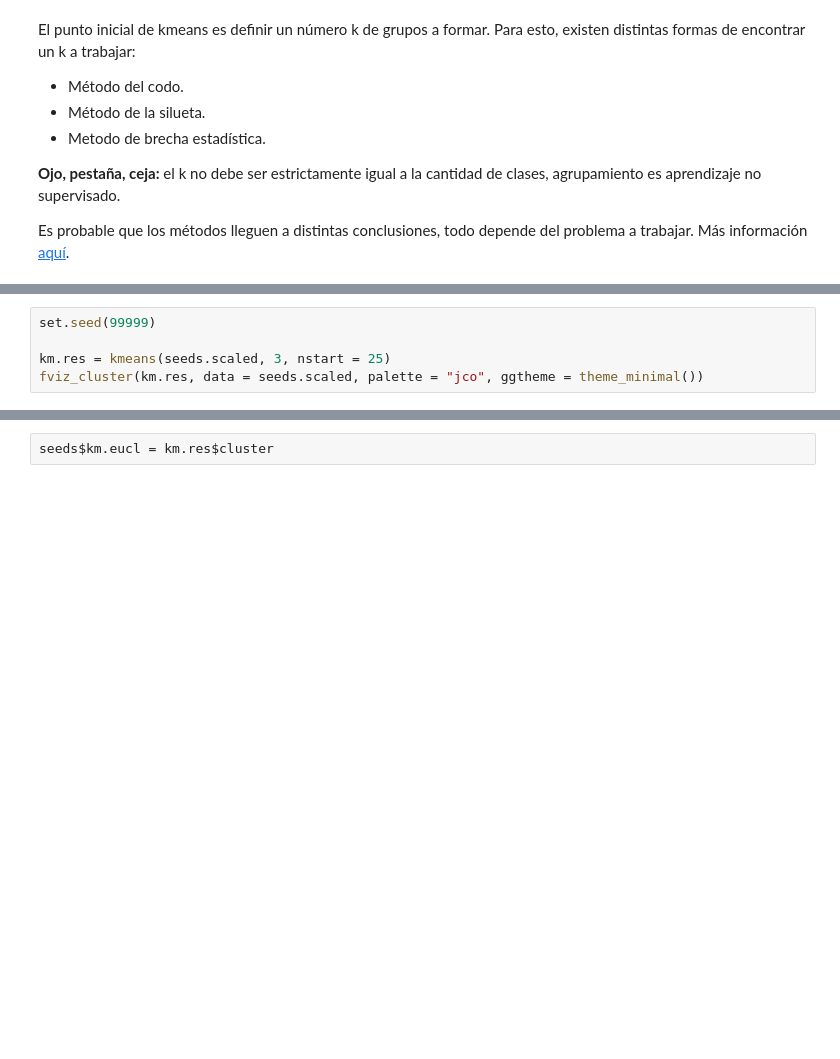
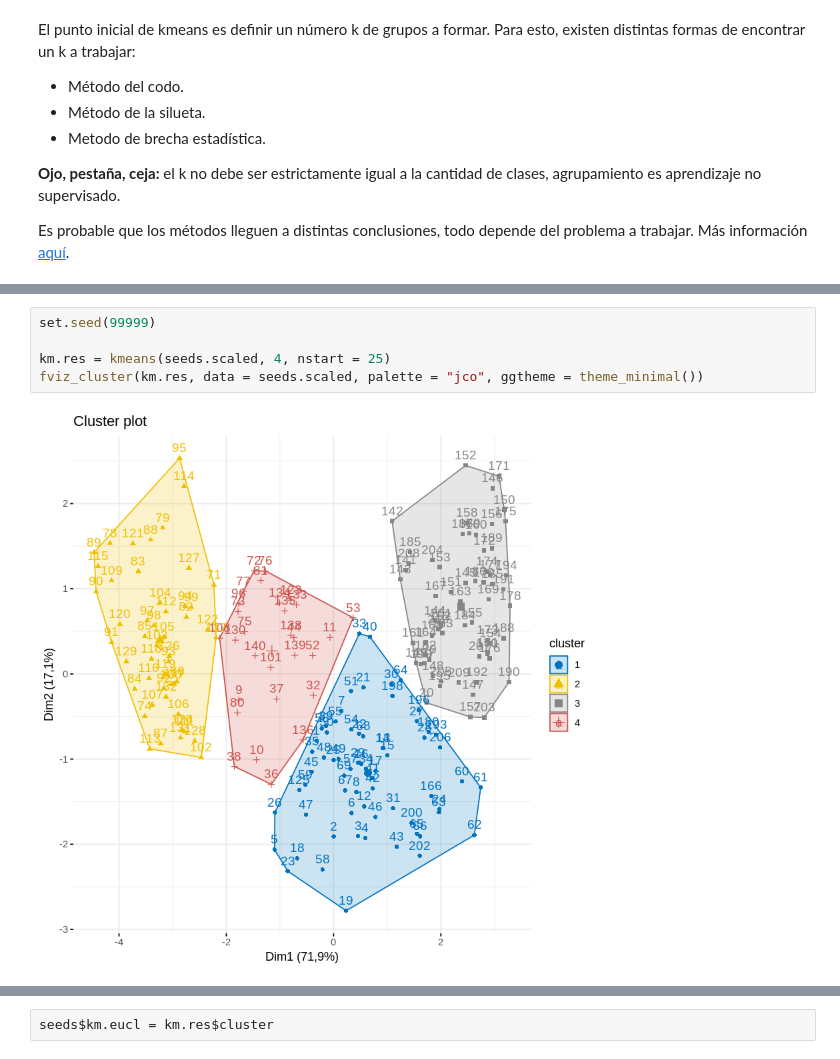
Before and after one commit to JavierArredondo/INFO-USACH-13222-AY, a Jupyter notebook: 2_Clustering.ipynb, the cells around one changed output, grey strips where cells are left out. Drawn from its saved outputs; the diff is of its cells as text; blank space fills up the shorter version.

```diff
--- a/2_Clustering.ipynb
+++ b/2_Clustering.ipynb
@@ -62,8 +70,10 @@ fviz_nbclust(seeds.scaled, kmeans, method = "gap_stat")
 # %%
 set.seed(99999)
 
-km.res = kmeans(seeds.scaled, 3, nstart = 25)
+km.res = kmeans(seeds.scaled, 4, nstart = 25)
 fviz_cluster(km.res, data = seeds.scaled, palette = "jco", ggtheme = theme_minimal())
+# %% [output]
+[figure, added]
 # %% [markdown]
 Con el k definido, solo queda visualizar los clusters...
 
```
Also changed, not shown: parts of 9 cells of this notebook, 4 other files.
